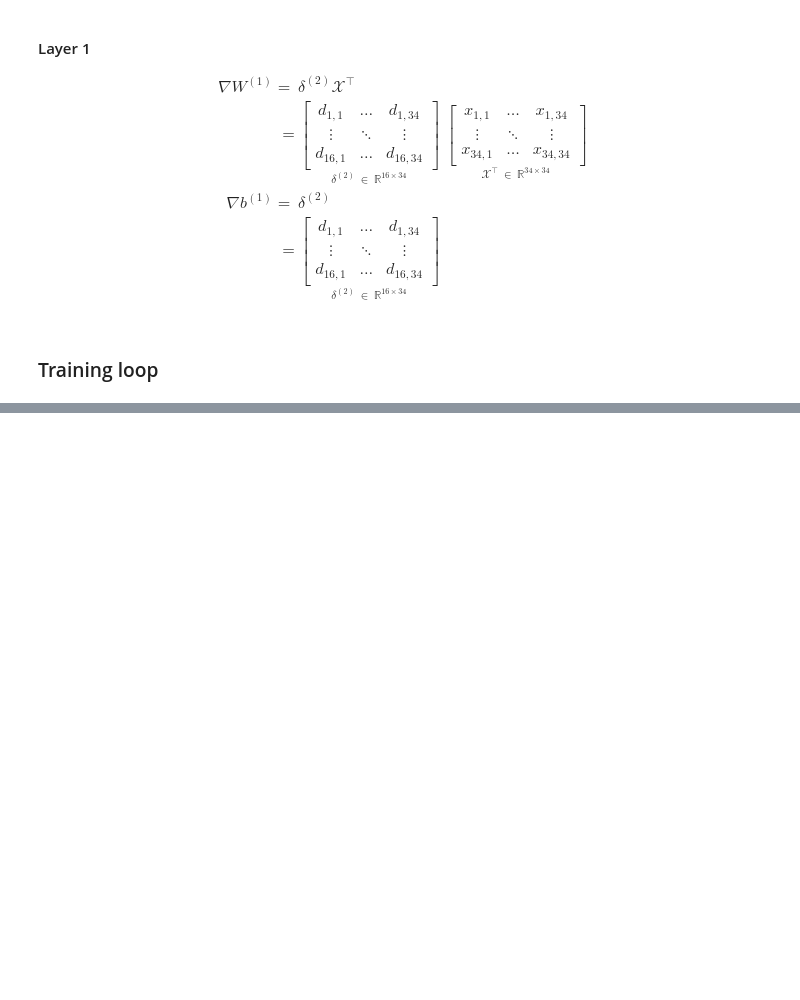
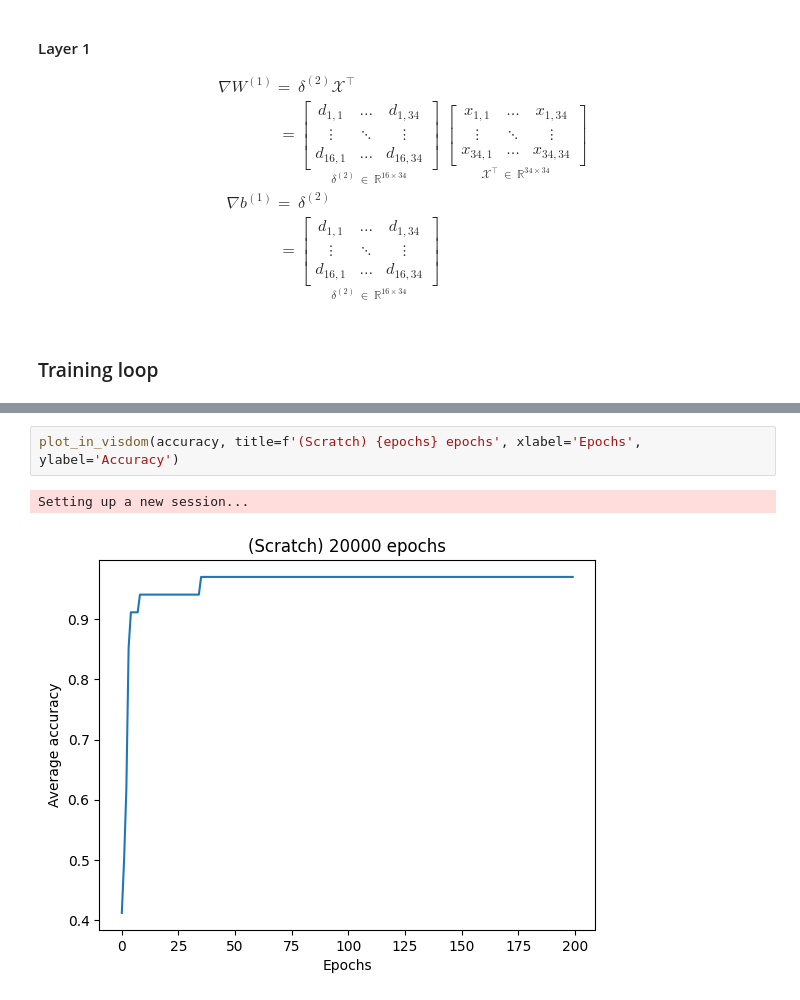
Before and after one commit to ch3njust1n/gcn, a Jupyter notebook: notebook.ipynb, the cells around one changed output, grey strips where cells are left out. Drawn from its saved outputs; the diff is of its cells as text; blank space fills up the shorter version.

```diff
--- a/notebook.ipynb
+++ b/notebook.ipynb
@@ -771,0 +811,5 @@ SystemExit: 0
+# %%
+plot_in_visdom(accuracy, title=f'(Scratch) {epochs} epochs', xlabel='Epochs', ylabel='Accuracy')
+# %% [output]
+Setting up a new session...
+[figure, added]
```
Also changed, not shown: parts of 21 cells of this notebook.
